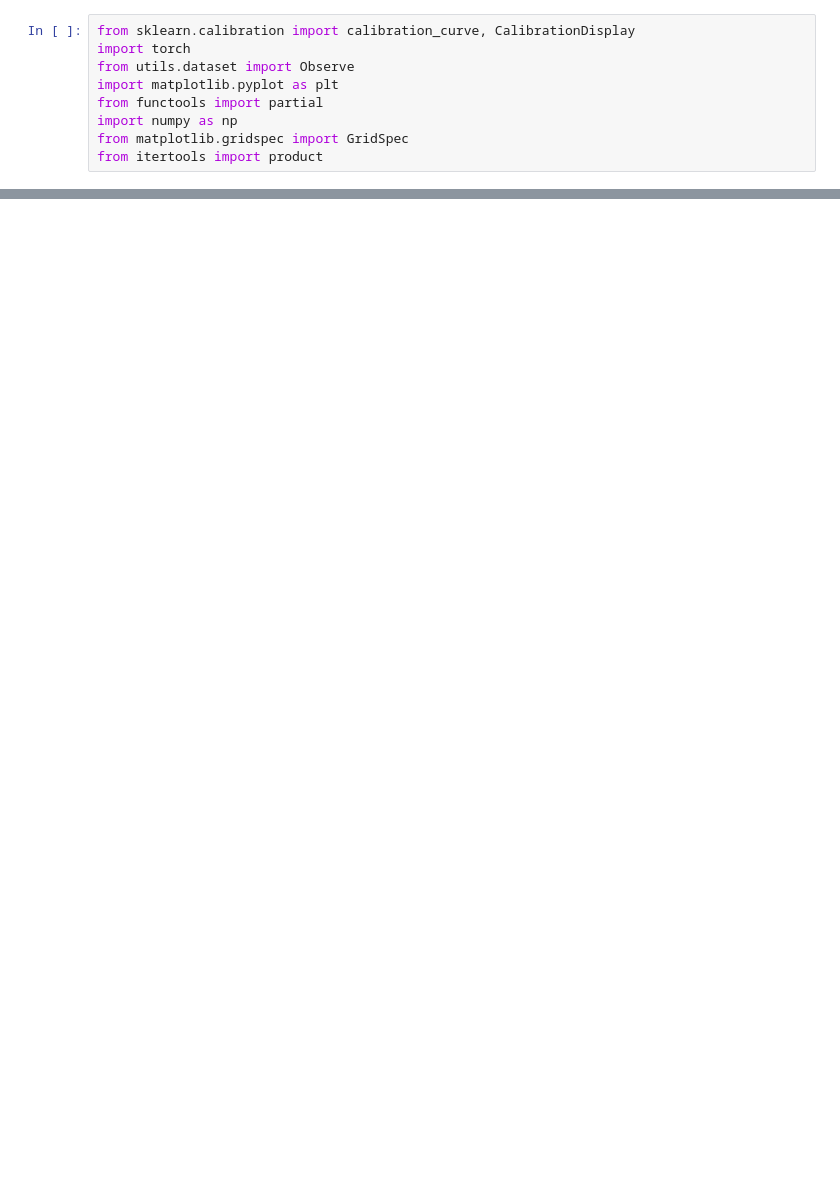
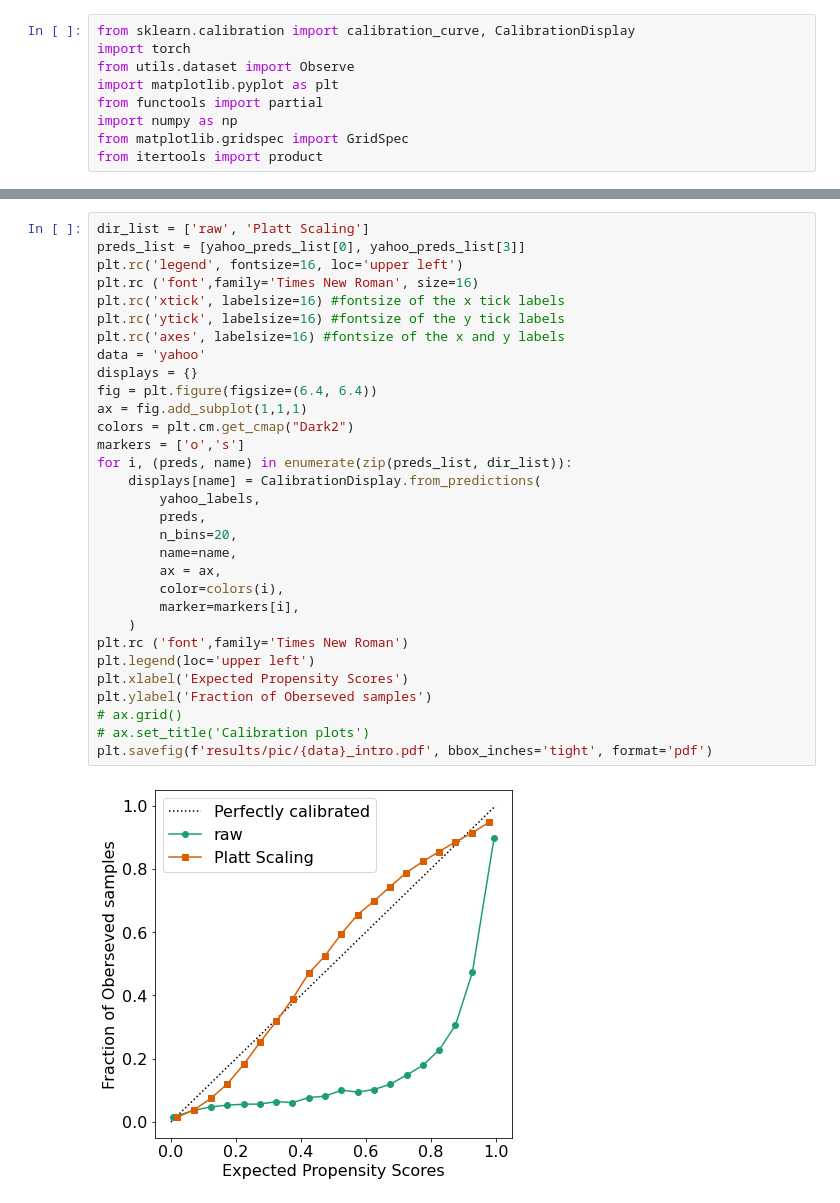
Before and after one commit to sunxin000/uncertainty4recsys, a Jupyter notebook: calib.ipynb, the cells around one changed output, grey strips where cells are left out. Cells and saved outputs as stored; diff of their text form; blank space fills up the shorter version.

```diff
--- a/calib.ipynb
+++ b/calib.ipynb
@@ -133,0 +144,33 @@ plt.savefig(f'results/pic/{data}_intro.pdf', bbox_inches='tight', format='pdf')
+# %%
+dir_list = ['raw', 'Platt Scaling']
+preds_list = [yahoo_preds_list[0], yahoo_preds_list[3]]
+plt.rc('legend', fontsize=16, loc='upper left')
+plt.rc ('font',family='Times New Roman', size=16)
+plt.rc('xtick', labelsize=16) #fontsize of the x tick labels
+plt.rc('ytick', labelsize=16) #fontsize of the y tick labels
+plt.rc('axes', labelsize=16) #fontsize of the x and y labels
+data = 'yahoo'
+displays = {}
+fig = plt.figure(figsize=(6.4, 6.4))
+ax = fig.add_subplot(1,1,1)
+colors = plt.cm.get_cmap("Dark2")
+markers = ['o','s']
+for i, (preds, name) in enumerate(zip(preds_list, dir_list)):
+    displays[name] = CalibrationDisplay.from_predictions(
+        yahoo_labels,
+        preds,
+        n_bins=20,
+        name=name,
+        ax = ax,
+        color=colors(i),
+        marker=markers[i],
+    )
+plt.rc ('font',family='Times New Roman')
+plt.legend(loc='upper left')
+plt.xlabel('Expected Propensity Scores')
+plt.ylabel('Fraction of Oberseved samples')
+# ax.grid()
+# ax.set_title('Calibration plots')
+plt.savefig(f'results/pic/{data}_intro.pdf', bbox_inches='tight', format='pdf')
+# %% [output]
+[figure, added]
```
Also changed, not shown: parts of 9 cells of this notebook, 30 other files.
